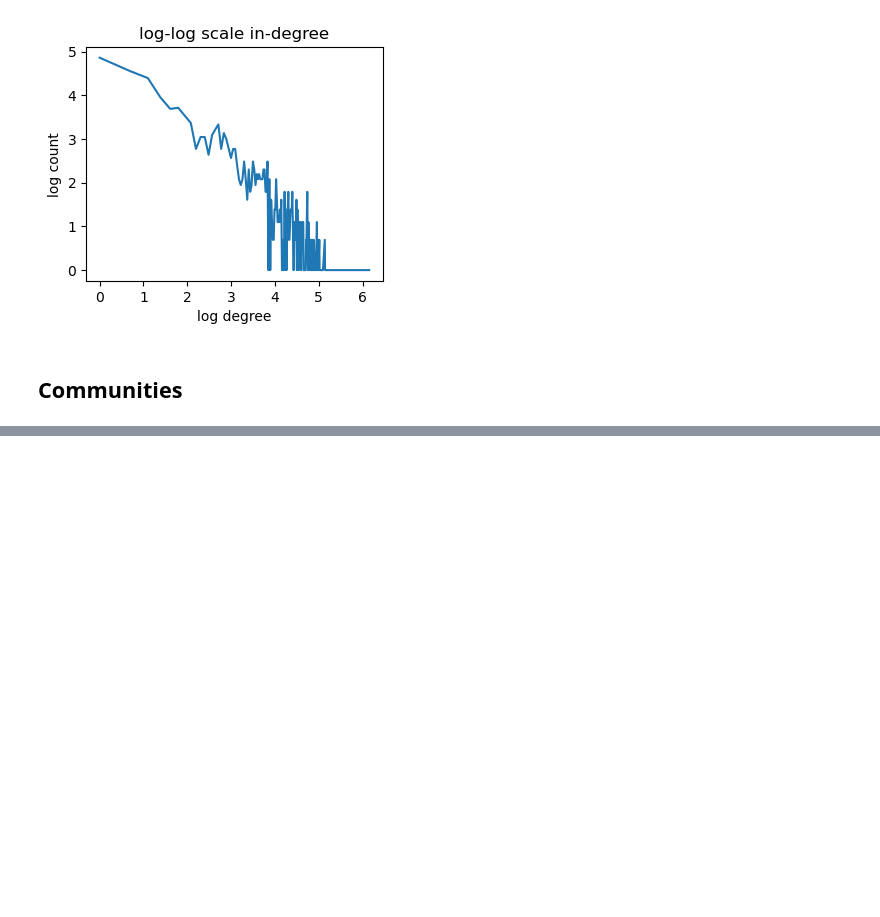
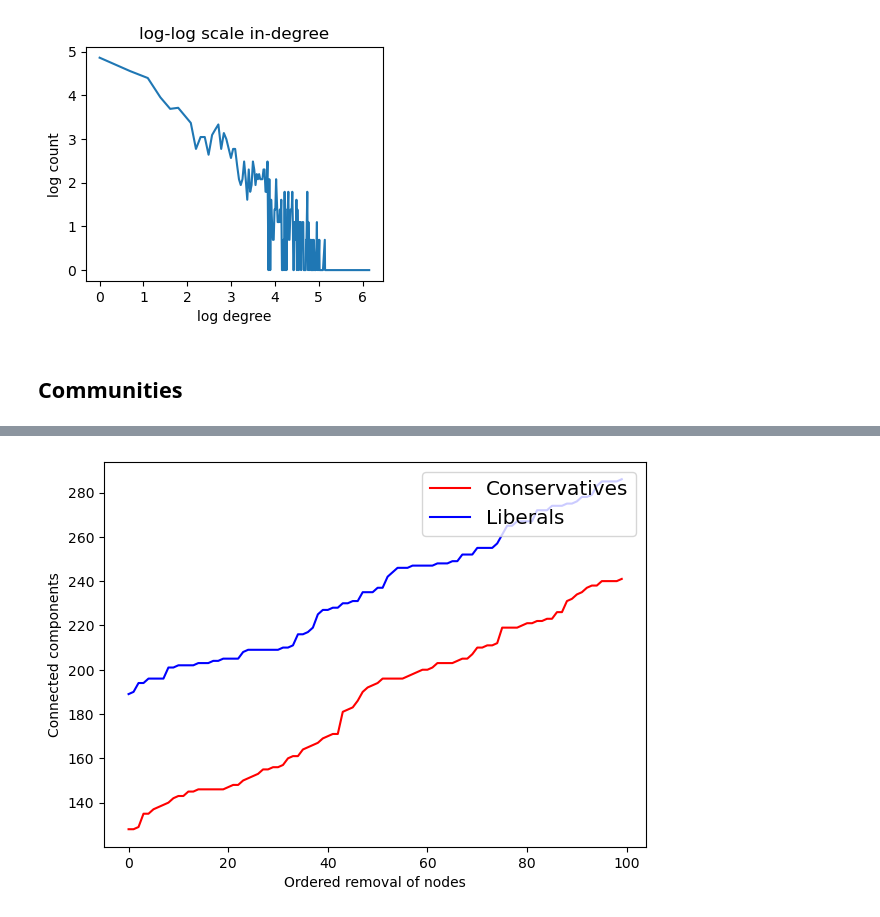
Before and after one commit to EyuelPersonal/complex_networks, a Jupyter notebook: analysis.ipynb, the cells around one changed output, grey strips where cells are left out. Saved outputs shown, nothing was run; the diff lists cells and outputs as text; code cells hidden in the pictures; blank space fills up the shorter version.

```diff
--- a/analysis.ipynb
+++ b/analysis.ipynb
@@ -292,0 +427,29 @@ Resolution 0.1 gives 278 communities with an average size of 5.359712230215828
+# %%
+conservatives_network = Network(
+    name='conservatives',
+    network=G_conservatives.copy()
+)
+conservatives_network.compute_metrics()
+
+ordered_removal_conservatives = []
+
+for i in range(100):
+    conservatives_network.remove_nodes(1, random=False)
+    ordered_removal_conservatives.append(conservatives_network.connected_components)
+# %%
+liberals_network = Network(
+    name='liberals',
+    network=G_liberals.copy()
+)
+
+liberals_network.compute_metrics()
+
+ordered_removal_liberals = []
+
+for i in range(100):
+    liberals_network.remove_nodes(1, random=False)
+    ordered_removal_liberals.append(liberals_network.connected_components)
+# %%
+compare_linecharts(ordered_removal_conservatives, ordered_removal_liberals, 'Ordered removal of nodes')
+# %% [output]
+[figure, added]
```
Also changed, not shown: parts of 10 cells of this notebook.
